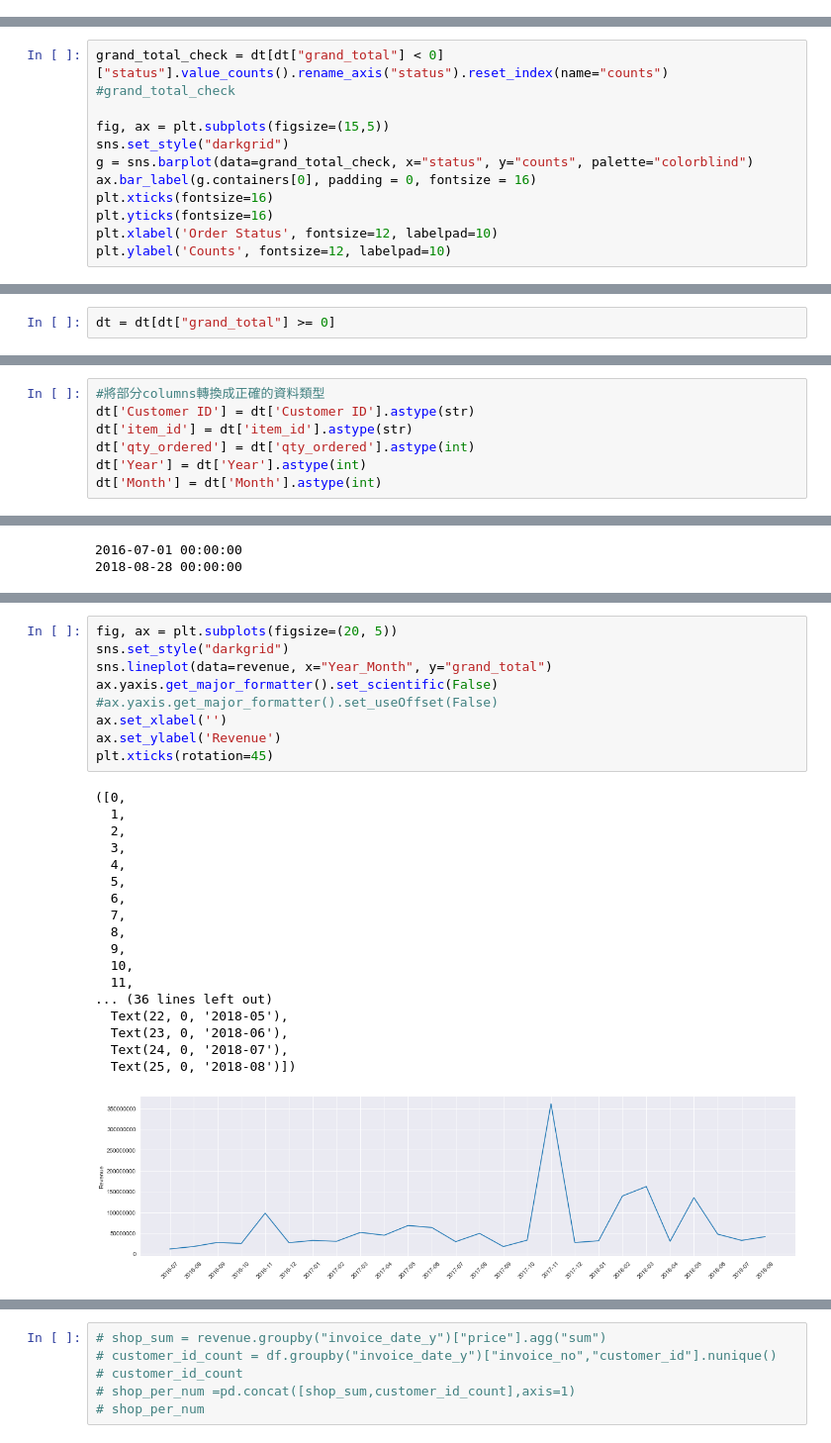
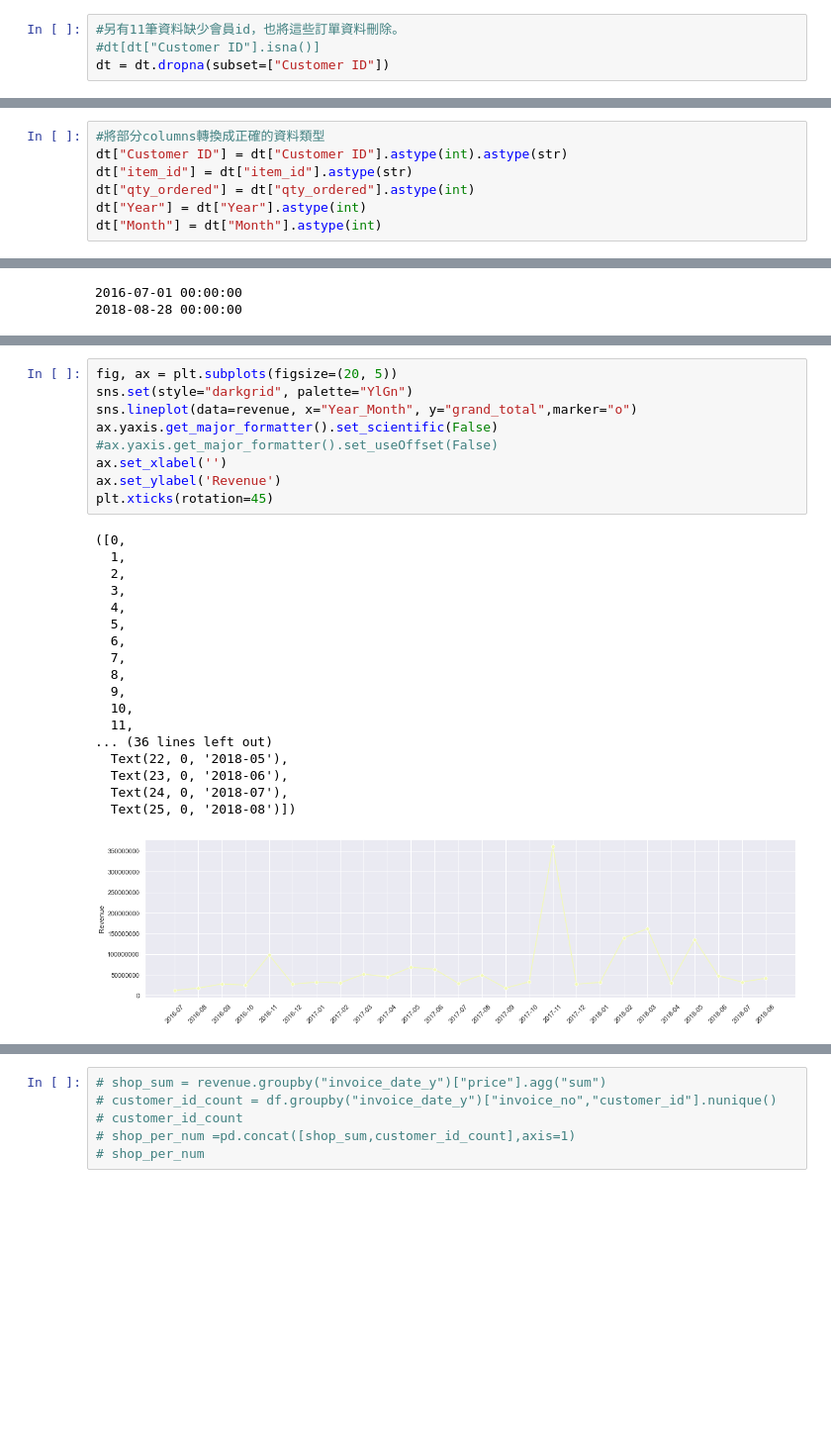
Before and after one commit to LiangYuDer/E-commerce-Analysis, a Jupyter notebook: ec_analysis.ipynb, the cells around one changed output, grey strips where cells are left out. Shown at 99% size. Saved outputs shown, nothing was run; the diff lists cells and outputs as text; blank space fills up the shorter version.

```diff
--- a/ec_analysis.ipynb
+++ b/ec_analysis.ipynb
@@ -30,5 +31,9 @@ dt = dt.loc[:,["item_id", "status", "created_at", "sku", "price", "qty_ordered",
     "payment_method", "Year", "Month", "Customer ID"]]
 dt = dt.dropna(how = 'all')
+# %%
+#另有11筆資料缺少會員id，也將這些訂單資料刪除。
+#dt[dt["Customer ID"].isna()]
+dt = dt.dropna(subset=["Customer ID"])
 # %%
 dt.describe()
 # %% [output]
@@ -56,12 +56,0 @@ Insights:
-# %%
-grand_total_check = dt[dt["grand_total"] < 0]["status"].value_counts().rename_axis("status").reset_index(name="counts")
-#grand_total_check
-
-fig, ax = plt.subplots(figsize=(15,5))
-sns.set_style("darkgrid")
-g = sns.barplot(data=grand_total_check, x="status", y="counts", palette="colorblind")
-ax.bar_label(g.containers[0], padding = 0, fontsize = 16)
-plt.xticks(fontsize=16)
-plt.yticks(fontsize=16)
-plt.xlabel('Order Status', fontsize=12, labelpad=10)
-plt.ylabel('Counts', fontsize=12, labelpad=10)
@@ -74,5 +57,3 @@ Insights:
-# %%
-dt = dt[dt["grand_total"] >= 0]
 # %%
 #檢查 status 內不同的分類，接著把意思相近的分類整理成 "已完成"、"取消"、"處理中"
 dt["status"].unique()
@@ -100,11 +81,11 @@ dt["status"] = dt["status"].replace(
     "pending_paypal": "pending"})
 # %%
 #將部分columns轉換成正確的資料類型
-dt['Customer ID'] = dt['Customer ID'].astype(str)
-dt['item_id'] = dt['item_id'].astype(str)
-dt['qty_ordered'] = dt['qty_ordered'].astype(int)
-dt['Year'] = dt['Year'].astype(int)
-dt['Month'] = dt['Month'].astype(int)
+dt["Customer ID"] = dt["Customer ID"].astype(int).astype(str)
+dt["item_id"] = dt["item_id"].astype(str)
+dt["qty_ordered"] = dt["qty_ordered"].astype(int)
+dt["Year"] = dt["Year"].astype(int)
+dt["Month"] = dt["Month"].astype(int)
 # %%
 #將消費日期轉為正確格式 %Y/%m/%m
 dt["Day"] = dt["created_at"].str.split('/', expand=True)[1].apply(lambda x: x if len(x)>1 else "0"+x)
@@ -124,28 +124,28 @@ revenue.insert(0,"Year_Month",created_at_y_m)
 # %%
 fig, ax = plt.subplots(figsize=(20, 5))
-sns.set_style("darkgrid")
-sns.lineplot(data=revenue, x="Year_Month", y="grand_total")
+sns.set(style="darkgrid", palette="YlGn")
+sns.lineplot(data=revenue, x="Year_Month", y="grand_total",marker="o")
 ax.yaxis.get_major_formatter().set_scientific(False)
 #ax.yaxis.get_major_formatter().set_useOffset(False)
 ax.set_xlabel('')
 ax.set_ylabel('Revenue')
 plt.xticks(rotation=45)
 # %% [output]
 ([0,
   1,
   2,
   3,
   4,
   5,
   6,
   7,
   8,
   9,
   10,
   11,
 ... (36 lines left out)
   Text(22, 0, '2018-05'),
   Text(23, 0, '2018-06'),
   Text(24, 0, '2018-07'),
   Text(25, 0, '2018-08')])
-[figure, old version]
+[figure, new version]
```
Also changed, not shown: parts of 20 cells of this notebook.
